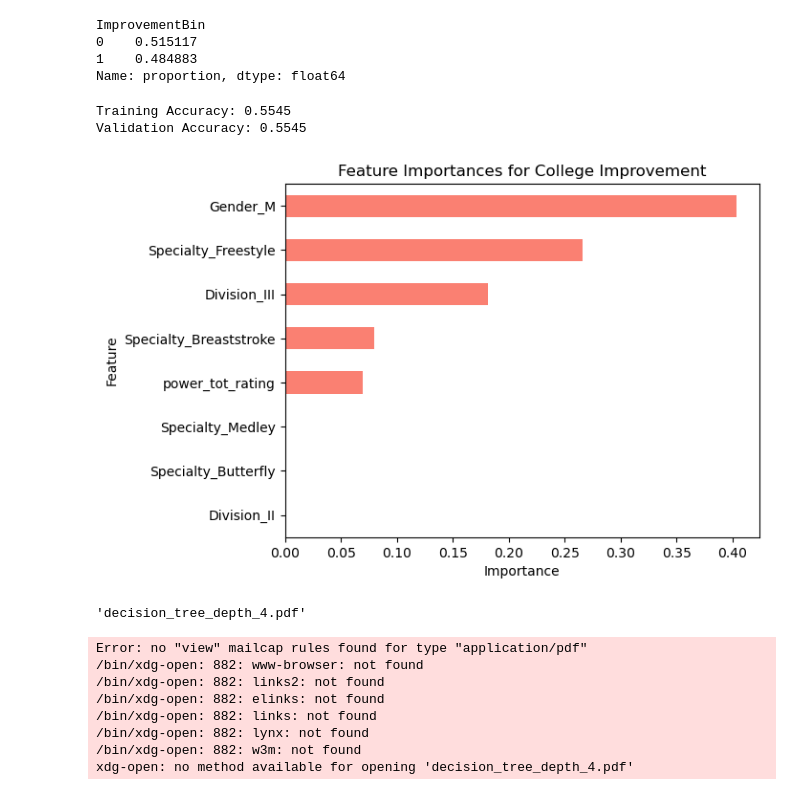
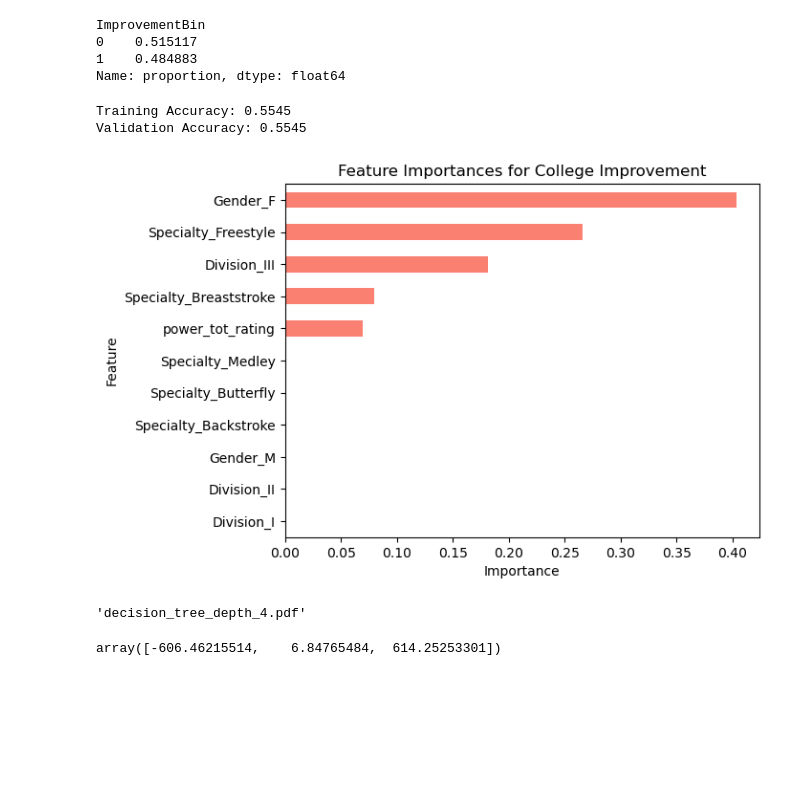
Before and after one commit to rhit-calviet/Swim-Analysis, a Jupyter notebook: Main/ImprovementInCollege_DTree.ipynb, the cells around one changed output. Drawn from its saved outputs; the diff is of its cells as text; code cells hidden in the pictures; blank space fills up the shorter version.

Commit message:
changed drop_first=False

```diff
--- a/Main/ImprovementInCollege_DTree.ipynb
+++ b/Main/ImprovementInCollege_DTree.ipynb
@@ -87,6 +87,7 @@ df['Improvement'] = df['ID'].map(late_points - early_points)
 if df['Improvement'].nunique() > 1:
     df['ImprovementBin'] = pd.qcut(df['Improvement'], q=2, labels=False, duplicates='drop')
     df['ImprovementBinLabel'] = df['ImprovementBin'].map({0: "Lower", 1: "Higher"})
+    r, z = pd.qcut(df['Improvement'], q=2, labels=False, duplicates='drop', retbins=True)
 else:
     df['ImprovementBin'] = 0
     df['ImprovementBinLabel'] = "Same"
@@ -107,7 +108,7 @@ df_summary = df.groupby('ID').agg({
 
 # Step 11: Apply OneHotEncoder to categorical columns
 categorical_columns = ['Division', 'Gender', 'Specialty']
-encoder = OneHotEncoder(drop='first', sparse_output=False)
+encoder = OneHotEncoder(drop=None, sparse_output=False)
 encoded_categorical_features = encoder.fit_transform(df_summary[categorical_columns])
 encoded_df = pd.DataFrame(encoded_categorical_features, columns=encoder.get_feature_names_out(categorical_columns))
 encoded_df['power_tot_rating'] = df_summary['power_tot_rating']
@@ -180,7 +181,7 @@ import graphviz
 
 # Step 1: Apply OneHotEncoder to categorical columns (excluding 'power_tot_rating')
 categorical_columns = ['Division', 'Gender', 'Specialty']
-encoder = OneHotEncoder(drop='first', sparse_output=False)
+encoder = OneHotEncoder(drop=None, sparse_output=False)
 
 # Apply encoding to categorical features
 encoded_categorical_features = encoder.fit_transform(df_summary[categorical_columns])
@@ -212,40 +213,36 @@ print(f"Validation Accuracy: {val_accuracy:.4f}")
 # Step 5: Feature importances for the decision tree
 feature_importances = dtree.feature_importances_
 
 # Create a DataFrame to display feature importances
 df_importances = pd.DataFrame({
     'Feature': encoded_df.columns,
     'Importance': feature_importances
 })
 
 # Sort by importance
 df_importances = df_importances.sort_values(by='Importance', ascending=False)
 
 # Step 6: Plot Feature Importances as a Bar Chart
 df_importances.sort_values(by='Importance', ascending=True).plot.barh(x='Feature', y='Importance', color='salmon', legend=False)
 plt.title('Feature Importances for College Improvement')
 plt.xlabel('Importance')
 plt.show()
 
 # Step 7: Visualize the Decision Tree using Graphviz
 dot_data = export_graphviz(dtree, out_file=None,
                            feature_names=encoded_df.columns,
                            class_names=['Lower', 'Higher'],
                            filled=True, rounded=True,
                            special_characters=True)
 graph = graphviz.Source(dot_data)
 graph.render('decision_tree_depth_4', format='png', cleanup=True)  # Saves the tree image as PNG
 graph.view()  # Opens the tree visualization
 # %% [output]
 Training Accuracy: 0.5545
 Validation Accuracy: 0.5545
-[figure, old version]
+[figure, new version]
 'decision_tree_depth_4.pdf'
-Error: no "view" mailcap rules found for type "application/pdf"
-/bin/xdg-open: 882: www-browser: not found
-/bin/xdg-open: 882: links2: not found
-/bin/xdg-open: 882: elinks: not found
-/bin/xdg-open: 882: links: not found
-/bin/xdg-open: 882: lynx: not found
-/bin/xdg-open: 882: w3m: not found
-xdg-open: no method available for opening 'decision_tree_depth_4.pdf'
+# %%
+z
+# %% [output]
+array([-606.46215514,    6.84765484,  614.25253301])
```
Also changed, not shown: parts of 1 cell of this notebook.
